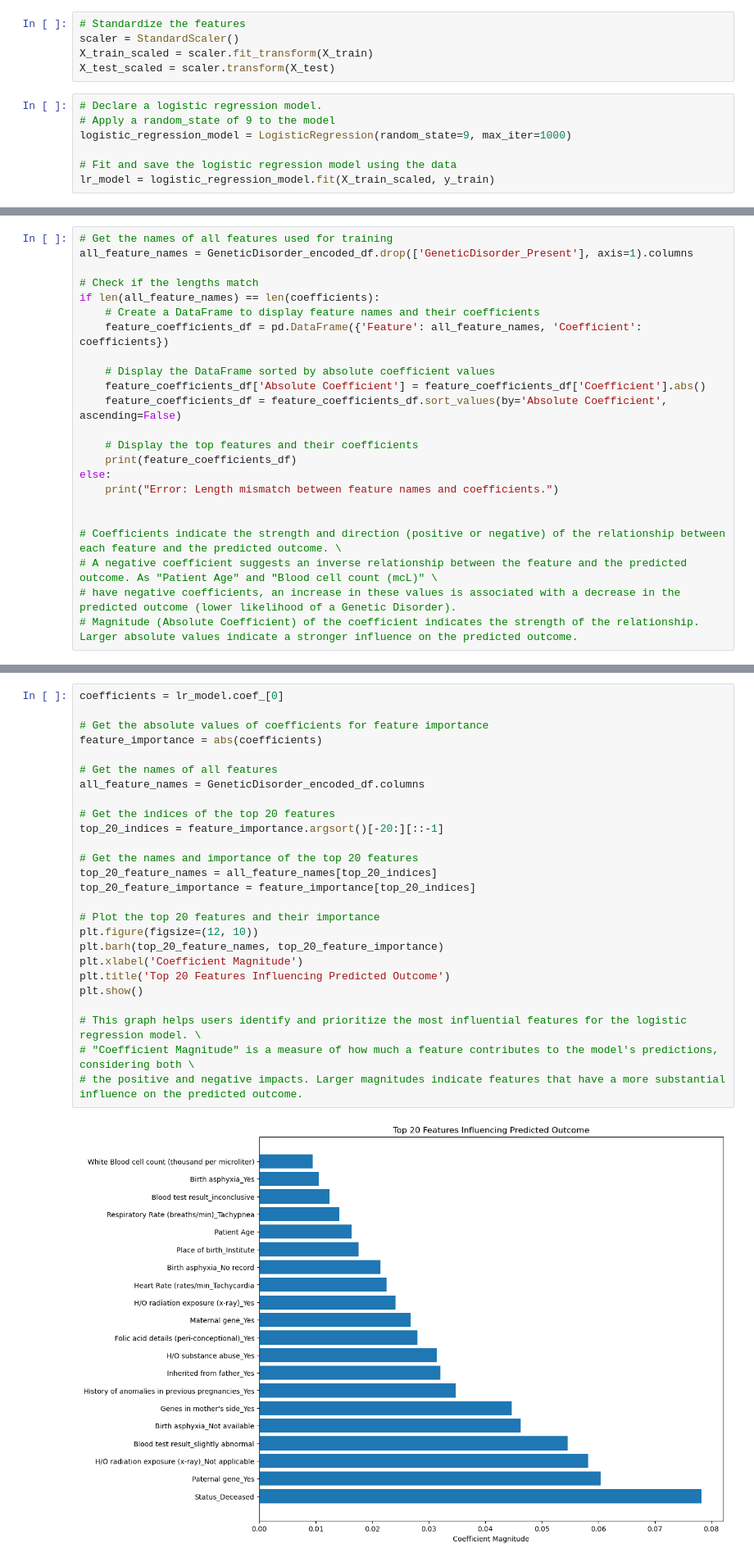
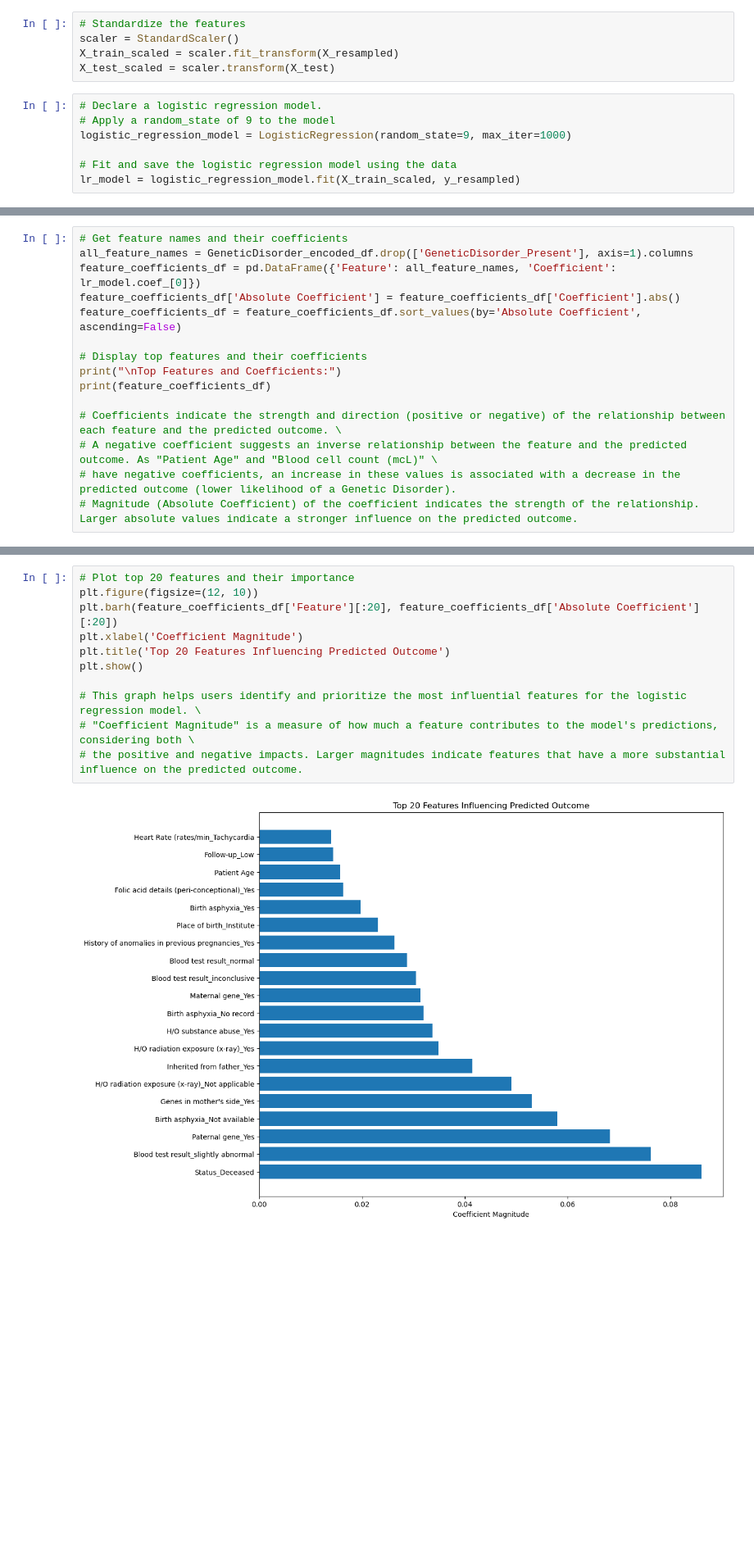
Before and after one commit to Mepseha/Project-4, a Jupyter notebook: LogisticRegression_all features.ipynb, the cells around one changed output, grey strips where cells are left out. Shown at 82% size. Saved outputs shown, nothing was run; the diff lists cells and outputs as text; blank space fills up the shorter version.

```diff
--- a/LogisticRegression_all features.ipynb
+++ b/LogisticRegression_all features.ipynb
@@ -241,7 +240,7 @@ X_train, X_test, y_train, y_test = train_test_split(X, y, random_state=1)
 # %%
 # Standardize the features
 scaler = StandardScaler()
-X_train_scaled = scaler.fit_transform(X_train)
+X_train_scaled = scaler.fit_transform(X_resampled)
 X_test_scaled = scaler.transform(X_test)
 # %%
 # Declare a logistic regression model.
@@ -249,7 +248,7 @@ X_test_scaled = scaler.transform(X_test)
 logistic_regression_model = LogisticRegression(random_state=9, max_iter=1000)
 
 # Fit and save the logistic regression model using the data
-lr_model = logistic_regression_model.fit(X_train_scaled, y_train)
+lr_model = logistic_regression_model.fit(X_train_scaled, y_resampled)
 # %%
 #Generate training predictions
 GDtraining_predictions = lr_model.predict(X_train_scaled)
@@ -378,21 +374,13 @@ plt.show()
 # %%
-# Get the names of all features used for training
+# Get feature names and their coefficients
 all_feature_names = GeneticDisorder_encoded_df.drop(['GeneticDisorder_Present'], axis=1).columns
+feature_coefficients_df = pd.DataFrame({'Feature': all_feature_names, 'Coefficient': lr_model.coef_[0]})
+feature_coefficients_df['Absolute Coefficient'] = feature_coefficients_df['Coefficient'].abs()
+feature_coefficients_df = feature_coefficients_df.sort_values(by='Absolute Coefficient', ascending=False)
 
-# Check if the lengths match
-if len(all_feature_names) == len(coefficients):
-    # Create a DataFrame to display feature names and their coefficients
-    feature_coefficients_df = pd.DataFrame({'Feature': all_feature_names, 'Coefficient': coefficients})
-
-    # Display the DataFrame sorted by absolute coefficient values
-    feature_coefficients_df['Absolute Coefficient'] = feature_coefficients_df['Coefficient'].abs()
-    feature_coefficients_df = feature_coefficients_df.sort_values(by='Absolute Coefficient', ascending=False)
-
-    # Display the top features and their coefficients
-    print(feature_coefficients_df)
-else:
-    print("Error: Length mismatch between feature names and coefficients.")
-
+# Display top features and their coefficients
+print("\nTop Features and Coefficients:")
+print(feature_coefficients_df)
 
 # Coefficients indicate the strength and direction (positive or negative) of the relationship between each feature and the predicted outcome. \
 # A negative coefficient suggests an inverse relationship between the feature and the predicted outcome. As "Patient Age" and "Blood cell count (mcL)" \
@@ -419,29 +407,14 @@ else:
 # %%
-coefficients = lr_model.coef_[0]
-
-# Get the absolute values of coefficients for feature importance
-feature_importance = abs(coefficients)
-
-# Get the names of all features
-all_feature_names = GeneticDisorder_encoded_df.columns
-
-# Get the indices of the top 20 features
-top_20_indices = feature_importance.argsort()[-20:][::-1]
-
-# Get the names and importance of the top 20 features
-top_20_feature_names = all_feature_names[top_20_indices]
-top_20_feature_importance = feature_importance[top_20_indices]
-
-# Plot the top 20 features and their importance
+# Plot top 20 features and their importance
 plt.figure(figsize=(12, 10))
-plt.barh(top_20_feature_names, top_20_feature_importance)
+plt.barh(feature_coefficients_df['Feature'][:20], feature_coefficients_df['Absolute Coefficient'][:20])
 plt.xlabel('Coefficient Magnitude')
 plt.title('Top 20 Features Influencing Predicted Outcome')
 plt.show()
 
 # This graph helps users identify and prioritize the most influential features for the logistic regression model. \
 # "Coefficient Magnitude" is a measure of how much a feature contributes to the model's predictions, considering both \
 # the positive and negative impacts. Larger magnitudes indicate features that have a more substantial influence on the predicted outcome.
 # %% [output]
-[figure, old version]
+[figure, new version]
 # %%
```
Also changed, not shown: parts of 50 cells of this notebook, 2 other files.
